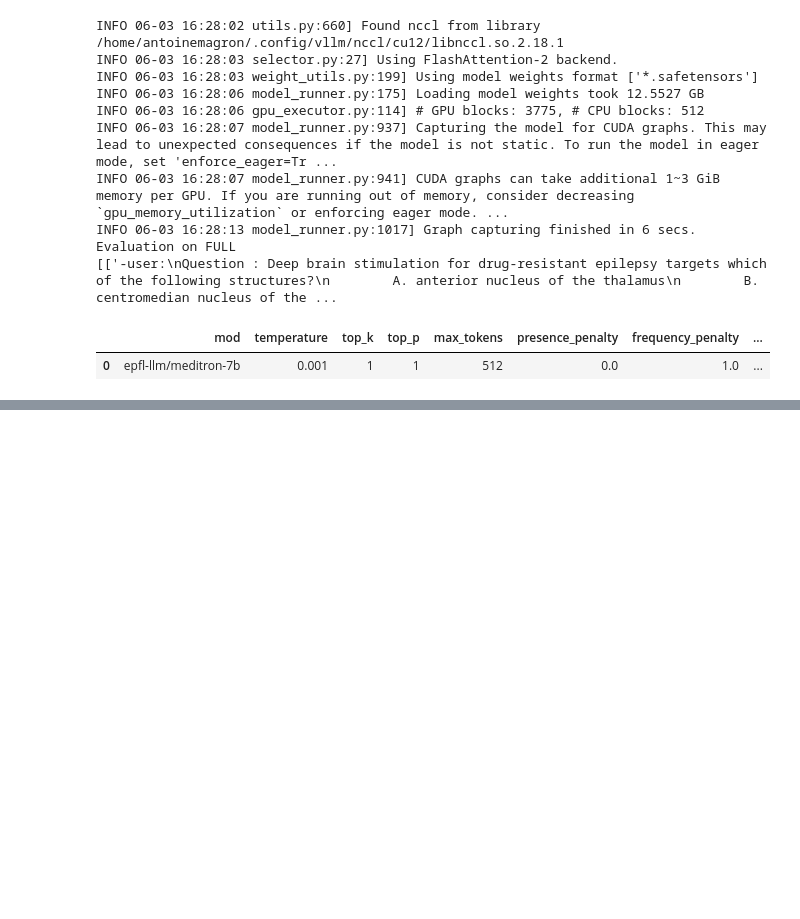
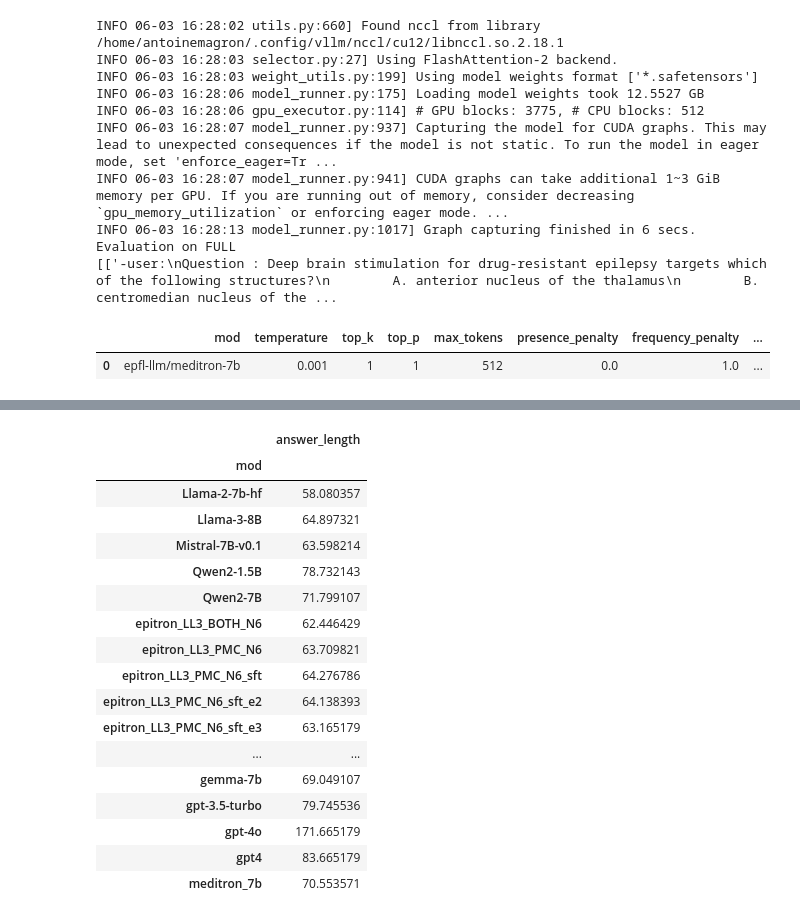
Before and after one commit to magantoine/EpiLLM, a Jupyter notebook: notebooks/ablation_study.ipynb, the cells around one changed output, grey strips where cells are left out. Cells and saved outputs as stored; diff of their text form; code cells hidden in the pictures; blank space fills up the shorter version.

```diff
--- a/notebooks/ablation_study.ipynb
+++ b/notebooks/ablation_study.ipynb
@@ -728,0 +869,24 @@ Evaluation on FULL
+# %%
+from nltk.tokenize import word_tokenize
+df["answer_length"] = df.prediction.apply(lambda _ : len(word_tokenize(_)))
+# %%
+df.groupby("mod").agg({"answer_length": "mean"})
+# %% [output]
+|  | answer_length |
+| mod |  |
+| Llama-2-7b-hf | 58.080357 |
+| Llama-3-8B | 64.897321 |
+| Mistral-7B-v0.1 | 63.598214 |
+| Qwen2-1.5B | 78.732143 |
+| Qwen2-7B | 71.799107 |
+| epitron_LL3_BOTH_N6 | 62.446429 |
+| epitron_LL3_PMC_N6 | 63.709821 |
+| epitron_LL3_PMC_N6_sft | 64.276786 |
+| epitron_LL3_PMC_N6_sft_e2 | 64.138393 |
+| epitron_LL3_PMC_N6_sft_e3 | 63.165179 |
+| ... | ... |
+| gemma-7b | 69.049107 |
+| gpt-3.5-turbo | 79.745536 |
+| gpt-4o | 171.665179 |
+| gpt4 | 83.665179 |
+| meditron_7b | 70.553571 |
```
Also changed, not shown: parts of 11 cells of this notebook, 7 other files.
